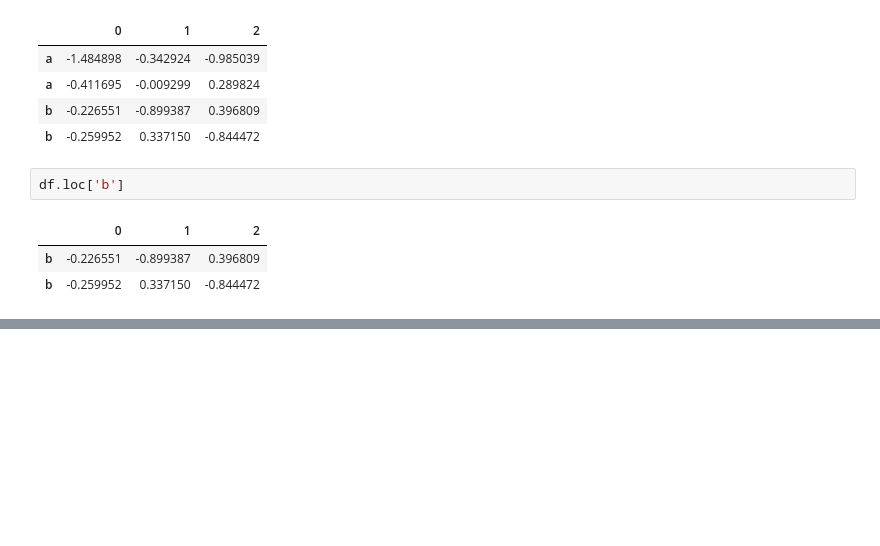
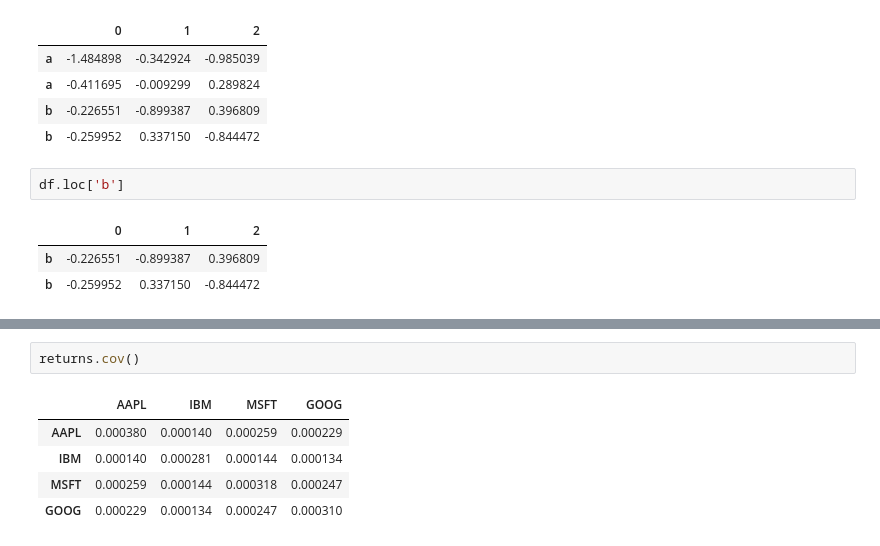
Before and after one commit to 1990Jasonlee/WesCh5, a Jupyter notebook: Chapter5WorkAlong.ipynb, the cells around one changed output, grey strips where cells are left out. Saved outputs shown, nothing was run; the diff lists cells and outputs as text; blank space fills up the shorter version.

```diff
--- a/Chapter5WorkAlong.ipynb
+++ b/Chapter5WorkAlong.ipynb
@@ -1223,0 +1337,8 @@ df.loc['b']
+# %%
+returns.cov()
+# %% [output]
+|  | AAPL | IBM | MSFT | GOOG |
+| AAPL | 0.000380 | 0.000140 | 0.000259 | 0.000229 |
+| IBM | 0.000140 | 0.000281 | 0.000144 | 0.000134 |
+| MSFT | 0.000259 | 0.000144 | 0.000318 | 0.000247 |
+| GOOG | 0.000229 | 0.000134 | 0.000247 | 0.000310 |
```
Also changed, not shown: parts of 36 cells of this notebook.
